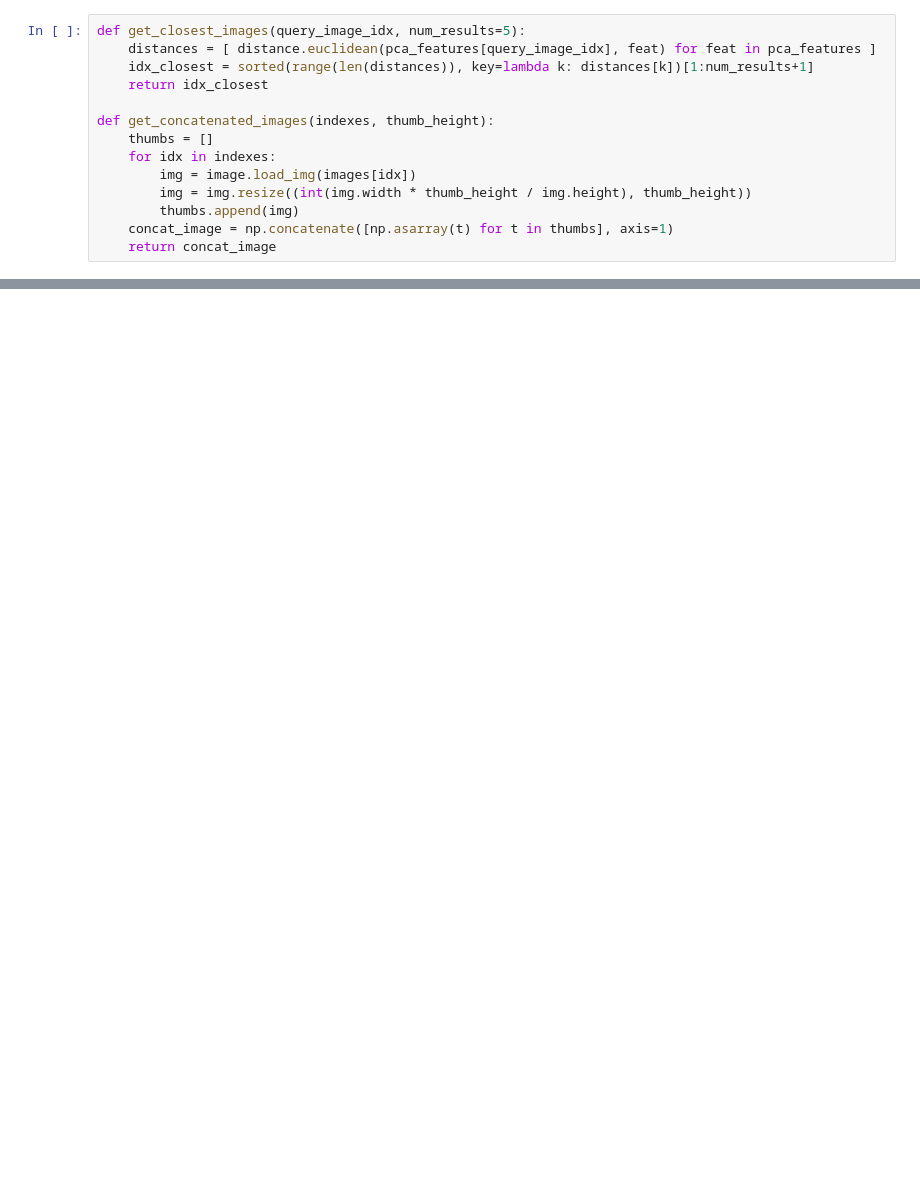
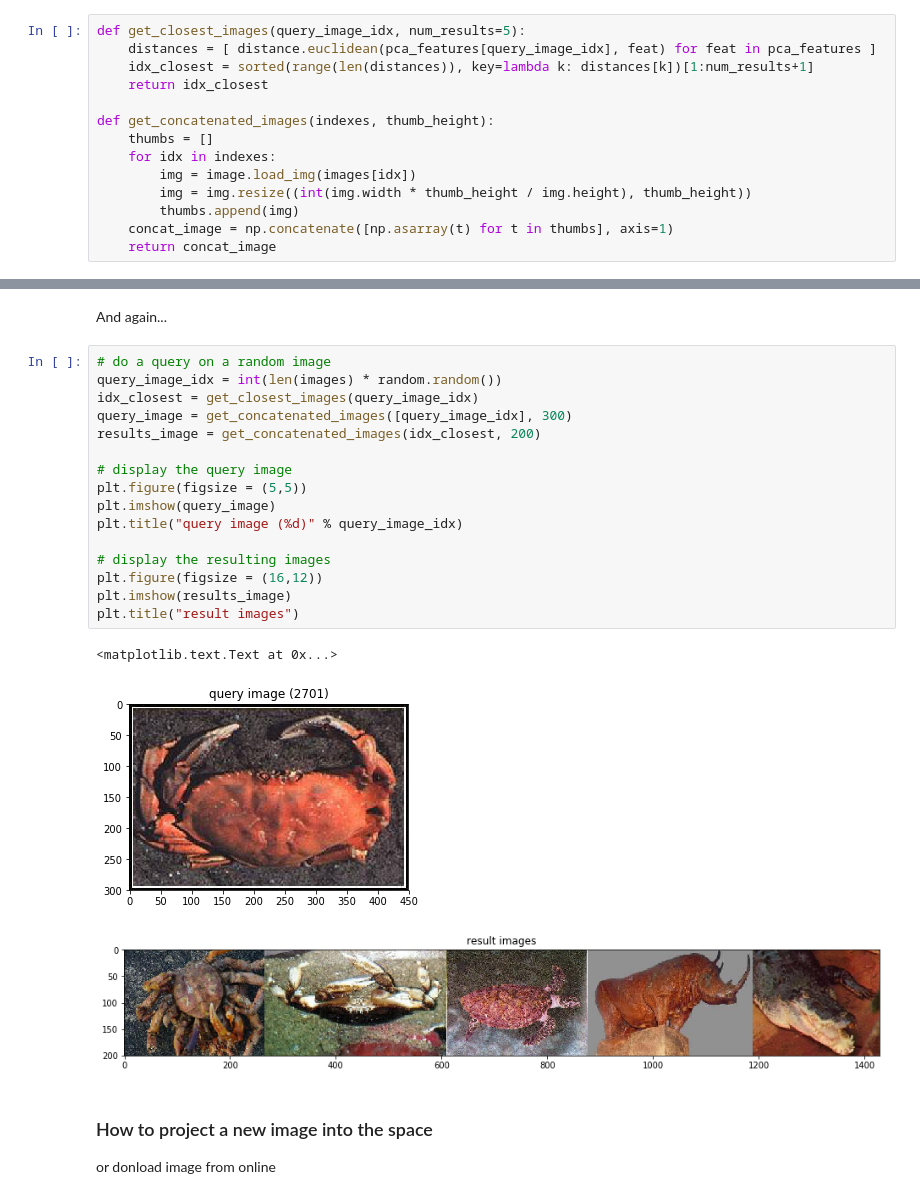
Before and after one commit to genekogan/course-ml4a, a Jupyter notebook: 6a_image_search.ipynb, the cells around one changed output, grey strips where cells are left out. Cells and saved outputs as stored; diff of their text form; blank space fills up the shorter version.

```diff
--- a/6a_image_search.ipynb
+++ b/6a_image_search.ipynb
@@ -163,0 +282,26 @@ matplotlib.pyplot.title("result images")
+# %% [markdown]
+And again...
+# %%
+# do a query on a random image
+query_image_idx = int(len(images) * random.random())
+idx_closest = get_closest_images(query_image_idx)
+query_image = get_concatenated_images([query_image_idx], 300)
+results_image = get_concatenated_images(idx_closest, 200)
+
+# display the query image
+plt.figure(figsize = (5,5))
+plt.imshow(query_image)
+plt.title("query image (%d)" % query_image_idx)
+
+# display the resulting images
+plt.figure(figsize = (16,12))
+plt.imshow(results_image)
+plt.title("result images")
+# %% [output]
+<matplotlib.text.Text at 0x...>
+[figure, added]
+[figure, added]
+# %% [markdown]
+### How to project a new image into the space
+
+or donload image from online
```
Also changed, not shown: parts of 38 cells of this notebook, 3 other files.
